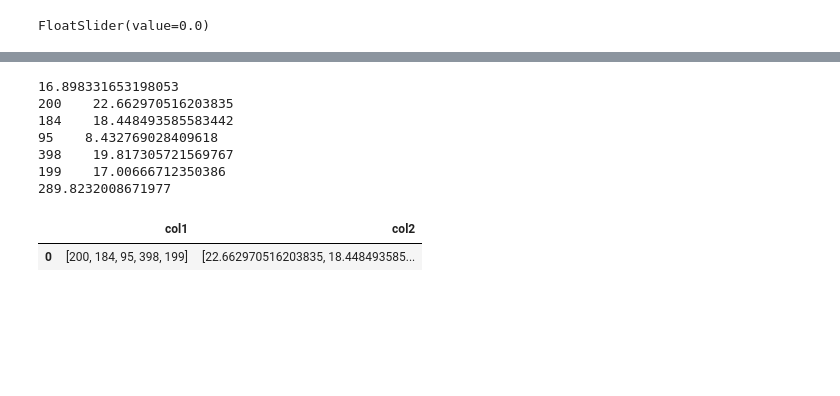
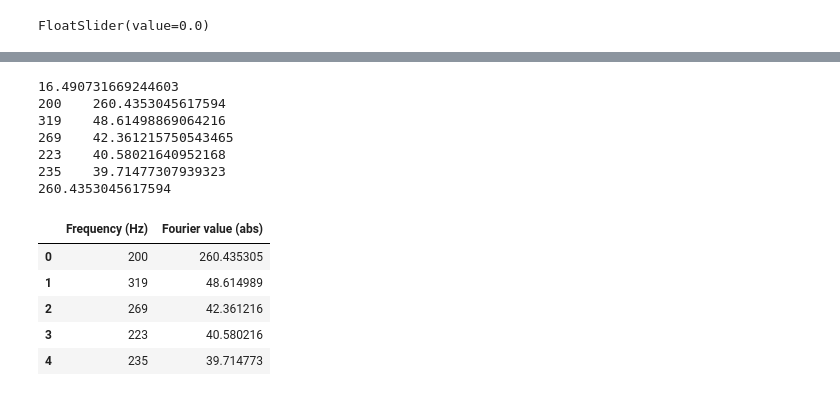
Before and after one commit to martonvavrik/fusion_research, a Jupyter notebook: waves.ipynb, the cells around one changed output, grey strips where cells are left out. Saved outputs shown, nothing was run; the diff lists cells and outputs as text; code cells hidden in the pictures; blank space fills up the shorter version.

Commit message:
Add files via upload
Minor changes to Fourier evaluation

```diff
--- a/waves.ipynb
+++ b/waves.ipynb
@@ -58,31 +58,35 @@ plt.show()
 # %%
 print (np.average(np.abs(yf)))
 yfabs=[]
 for j in range(frangemax):
     yfabs.append(np.abs(yf[j]))
 #print (yfabs)
 yfsort=np.sort(yfabs,axis=None)
 #print(yfsort)
 fout=[0,0,0,0,0]
 yfmaxsum=0
 for i in range(5):
     yfmaxsum=yfmaxsum+yfsort[frangemax-i-1]
     for j in range(frangemax):
         if yfsort[frangemax-i-1] == yfabs[j]:
             fout[i]=j
-    print (fout[i],"  ",yfabs[i])
+    print (fout[i],"  ",yfabs[fout[i]])
 print (np.max(np.abs(yf)))
 
-d = {'col1': [fout], 'col2': [yfabs]}
+d = {'Frequency (Hz)': [fout[0],fout[1],fout[2],fout[3],fout[4]], 'Fourier value (abs)': [yfabs[fout[0]],yfabs[fout[1]],yfabs[fout[2]],yfabs[fout[3]],yfabs[fout[4]]]}
 df = pd.DataFrame(data=d)
 df
 # %% [output]
-16.898331653198053
-200    22.662970516203835
-184    18.448493585583442
-95    8.432769028409618
-398    19.817305721569767
-199    17.00666712350386
-289.8232008671977
+16.490731669244603
+200    260.4353045617594
+319    48.61498869064216
+269    42.361215750543465
+223    40.58021640952168
+235    39.71477307939323
+260.4353045617594
-|  | col1 | col2 |
-| 0 | [200, 184, 95, 398, 199] | [22.662970516203835, 18.448493585... |
+|  | Frequency (Hz) | Fourier value (abs) |
+| 0 | 200 | 260.435305 |
+| 1 | 319 | 48.614989 |
+| 2 | 269 | 42.361216 |
+| 3 | 223 | 40.580216 |
+| 4 | 235 | 39.714773 |
```
Also changed, not shown: parts of 1 cell of this notebook.
